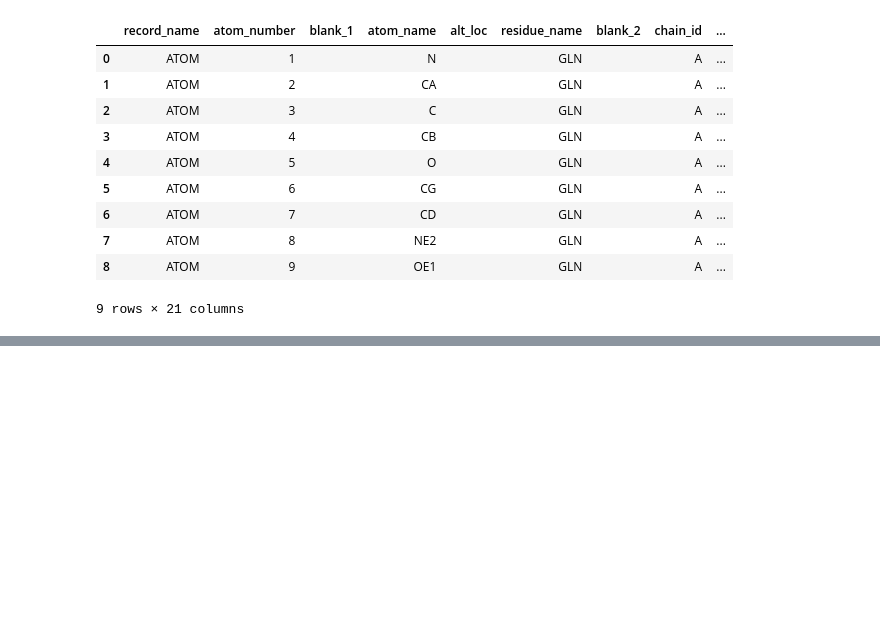
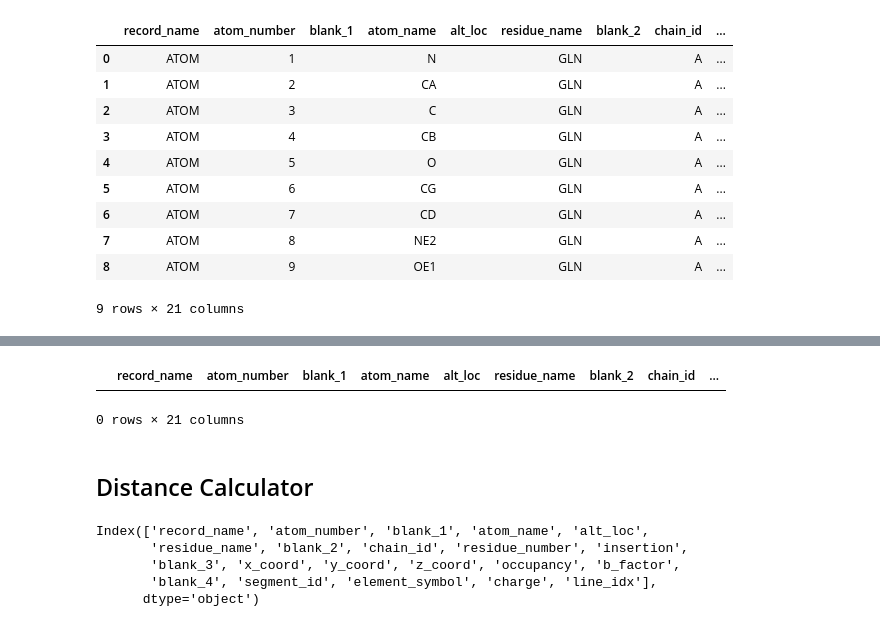
Before and after one commit to jonchengbb/ab_discovery_sandbox, a Jupyter notebook: 2025-06-30_parse_json.ipynb, the cells around one changed output, grey strips where cells are left out. Saved outputs shown, nothing was run; the diff lists cells and outputs as text; code cells hidden in the pictures; blank space fills up the shorter version.

```diff
--- a/2025-06-30_parse_json.ipynb
+++ b/2025-06-30_parse_json.ipynb
@@ -260,0 +294,6 @@ atom_df[(atom_df['residue_number']==1) & (atom_df['chain_id']=='A')]
+# %%
+ppdb = PandasPdb().read_pdb("model.pdb")
+ppdb.df["HETATM"].query("element_symbol == 'H'")
+# %% [output]
+|  | record_name | atom_number | blank_1 | atom_name | alt_loc | residue_name | blank_2 | chain_id | ... |
+0 rows × 21 columns
@@ -260,0 +321,10 @@ atom_df[(atom_df['residue_number']==1) & (atom_df['chain_id']=='A')]
+# %% [markdown]
+## Distance Calculator
+# %%
+df.columns
+# %% [output]
+Index(['record_name', 'atom_number', 'blank_1', 'atom_name', 'alt_loc',
+       'residue_name', 'blank_2', 'chain_id', 'residue_number', 'insertion',
+       'blank_3', 'x_coord', 'y_coord', 'z_coord', 'occupancy', 'b_factor',
+       'blank_4', 'segment_id', 'element_symbol', 'charge', 'line_idx'],
+      dtype='object')
```
Also changed, not shown: parts of 34 cells of this notebook, 1 other file.
